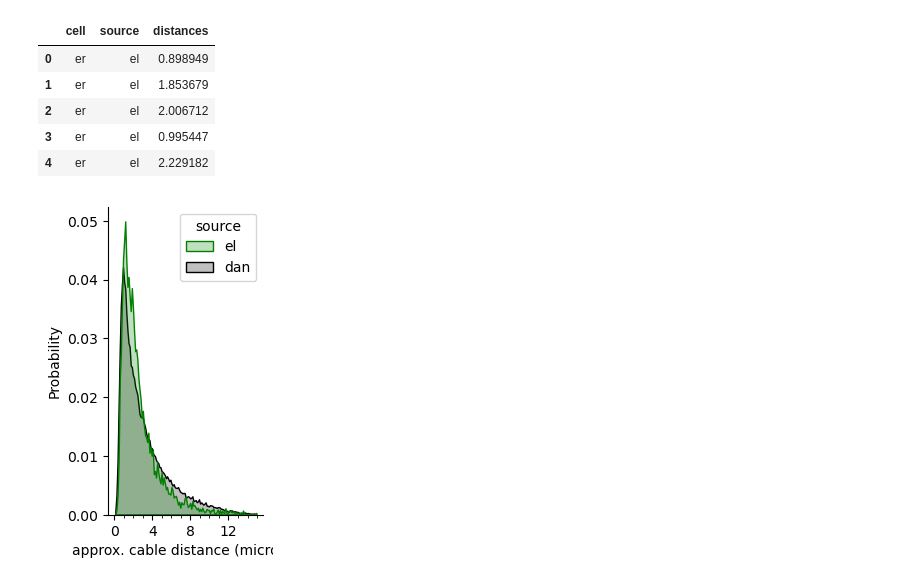
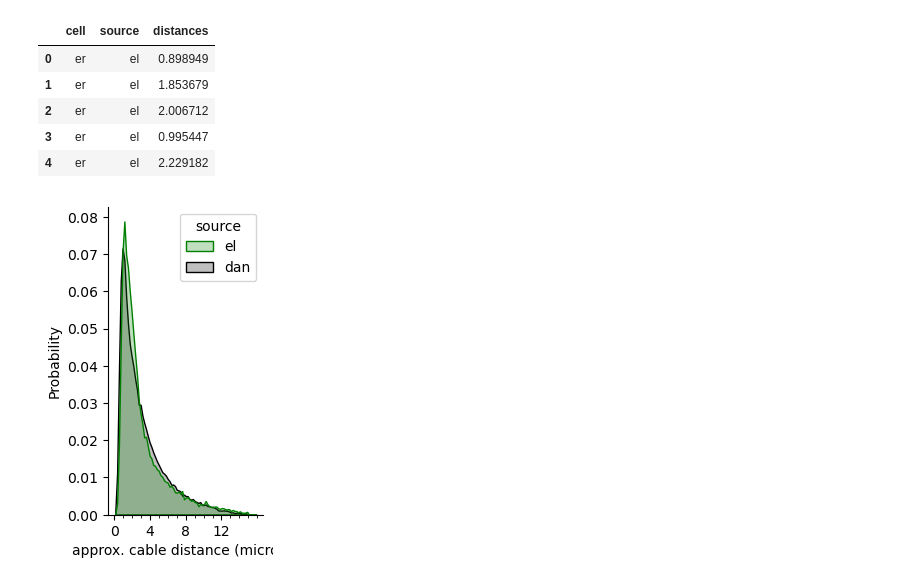
Before and after one commit to yfisher-lab/NeuromodPlasticity, a Jupyter notebook: NeuromodPlasticity/figures/connectomics/mb_synapse_distance.ipynb, the cells around one changed output. Saved outputs shown, nothing was run; the diff lists cells and outputs as text; code cells hidden in the pictures.

```diff
--- a/NeuromodPlasticity/figures/connectomics/mb_synapse_distance.ipynb
+++ b/NeuromodPlasticity/figures/connectomics/mb_synapse_distance.ipynb
@@ -97,9 +97,9 @@ ax.xaxis.set_minor_locator(AutoMinorLocator())
 (116833,)
 [figure]
 # %%
-er_types = ('ER4d', 'ER2_a', 'ER2_b', 'ER2_c', 'ER2_d')
+er_types = ('ER4d', 'ER2_a', 'ER2_b', 'ER2_c', 'ER2_d', 'ER3p_a', 'ER3p_b')
 df = pd.DataFrame({'cell': [], 'source': [], 'distances': []})
-for type in er_types[:1]:
+for type in er_types:
     file = syndist_folder / f"{type}_syn_distances.pkl"
     with open(file, 'rb') as f:
         distances = pickle.load(f)
@@ -118,7 +118,7 @@ for type in er_types[:1]:
     _df = pd.DataFrame({ 'cell': er,
                     'source': names,
                     'distances': np.concatenate((el_dist,exr2_dist))/1000*8})
-    df = pd.concat((df,_df), ignore_index=False)
+    df = pd.concat((df,_df), ignore_index=True)
 # %%
 from matplotlib.ticker import (MultipleLocator, AutoMinorLocator)
 
@@ -148,17 +148,18 @@ comb_df.head()
 # %%
 fig, ax = plt.subplots(figsize=[2,4])
 
-
+bins = np.linspace(0, 16, 80)
 sns.histplot(data=comb_df.loc[comb_df['source'].isin(['el', 'dan'])], x='distances', hue='source',  fill=True,common_norm=False, ax=ax, cumulative=False,
-            hue_order=('el', 'dan'), palette=('green', 'black'),element='poly', stat='probability') #, cut=0,common_grid=True)
+            hue_order=('el', 'dan'), palette=('green', 'black'),element='poly', stat='probability',
+            bins=bins) #, cut=0,common_grid=True)
 # ax.set_xlim([0,10])
 ax.set_xlabel('approx. cable distance (microns)')
 ax.set_xticks([0,4,8,12])
 ax.xaxis.set_minor_locator(AutoMinorLocator())
 
 ax.spines['top'].set_visible(False)
 ax.spines['right'].set_visible(False)
 
-fig.savefig(figfolder / 'kc_v_er_syn_distances.pdf')
+fig.savefig(figfolder / 'kc_v_er2_er3p_er4d_syn_distances.pdf')
 # %% [output]
-[figure, old version]
+[figure, new version]
```
Also changed, not shown: parts of 1 cell of this notebook, 2 other files.
